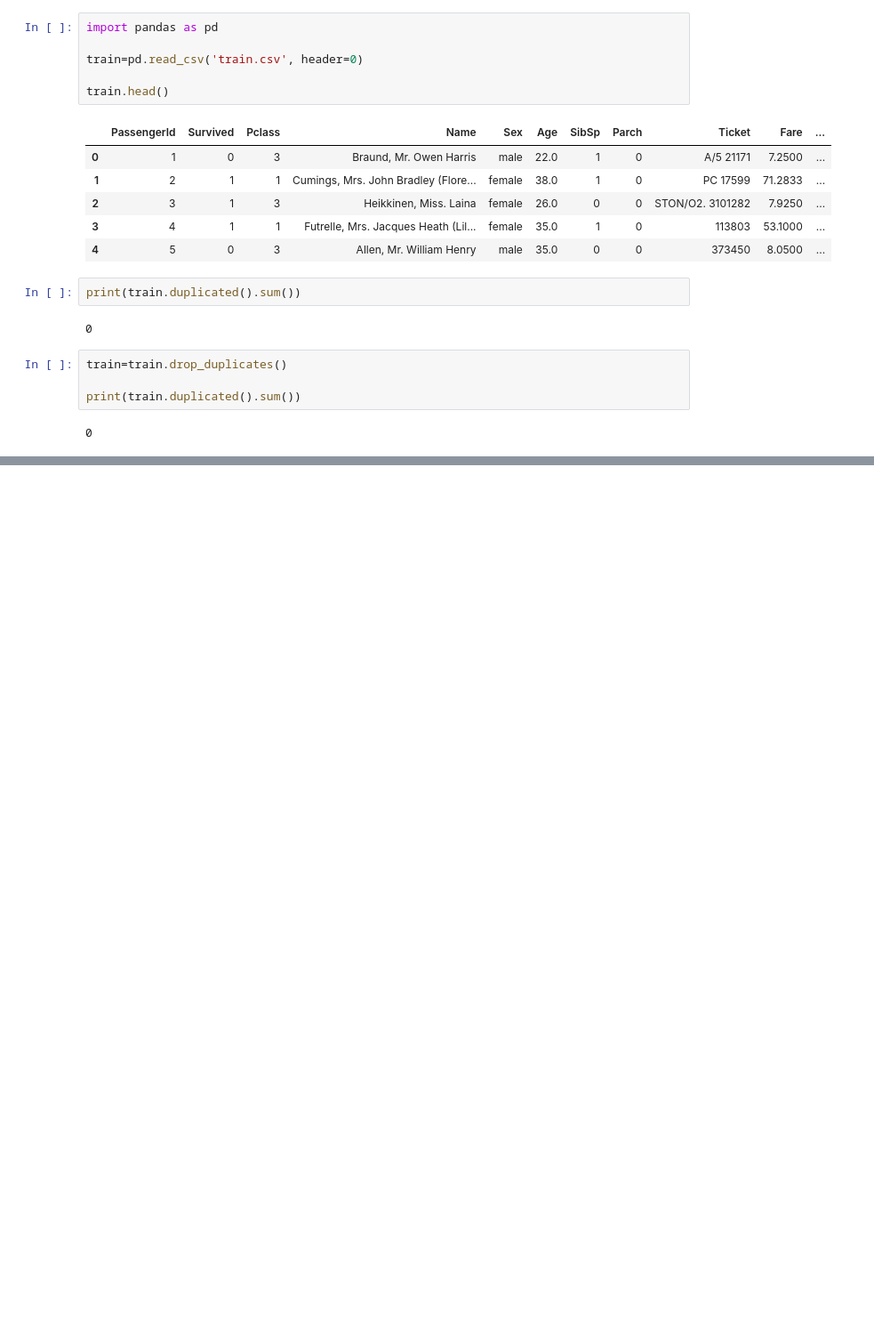
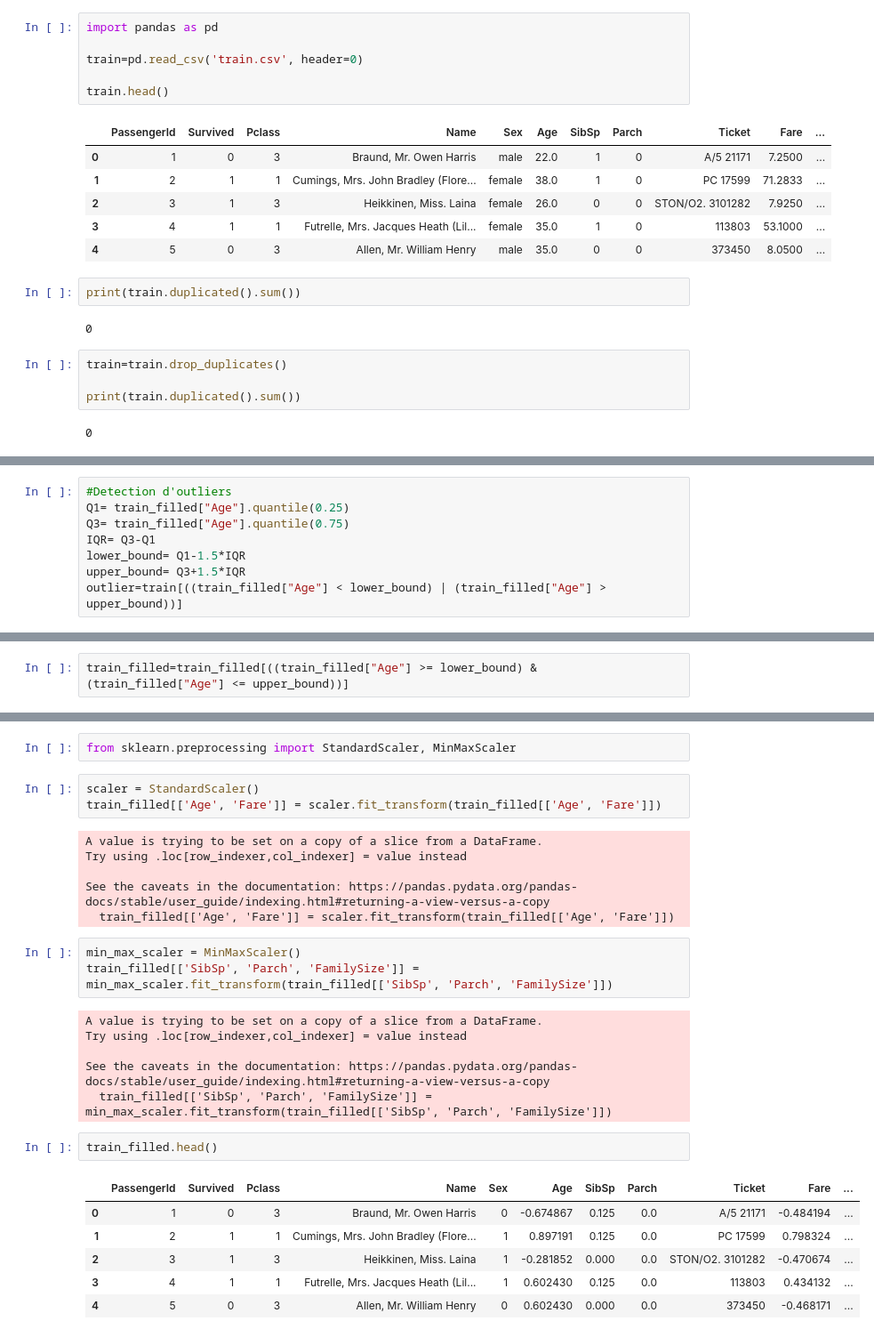
Before and after one commit to VictorBld/Bootcamp_GenAI, a Jupyter notebook: W2/D3/W2D3.ipynb, the cells around one changed output, grey strips where cells are left out. Shown at 89% size. Drawn from its saved outputs; the diff is of its cells as text; blank space fills up the shorter version.

```diff
--- a/W2/D3/W2D3.ipynb
+++ b/W2/D3/W2D3.ipynb
@@ -23,0 +289,8 @@ print(train.duplicated().sum())
+# %%
+#Detection d'outliers
+Q1= train_filled["Age"].quantile(0.25)
+Q3= train_filled["Age"].quantile(0.75)
+IQR= Q3-Q1
+lower_bound= Q1-1.5*IQR
+upper_bound= Q3+1.5*IQR
+outlier=train[((train_filled["Age"] < lower_bound) | (train_filled["Age"] > upper_bound))]
@@ -23,0 +301,2 @@ print(train.duplicated().sum())
+# %%
+train_filled=train_filled[((train_filled["Age"] >= lower_bound) & (train_filled["Age"] <= upper_bound))]
@@ -23,0 +352,29 @@ print(train.duplicated().sum())
+# %%
+from sklearn.preprocessing import StandardScaler, MinMaxScaler
+# %%
+scaler = StandardScaler()
+train_filled[['Age', 'Fare']] = scaler.fit_transform(train_filled[['Age', 'Fare']])
+# %% [output]
+A value is trying to be set on a copy of a slice from a DataFrame.
+Try using .loc[row_indexer,col_indexer] = value instead
+
+See the caveats in the documentation: https://pandas.pydata.org/pandas-docs/stable/user_guide/indexing.html#returning-a-view-versus-a-copy
+  train_filled[['Age', 'Fare']] = scaler.fit_transform(train_filled[['Age', 'Fare']])
+# %%
+min_max_scaler = MinMaxScaler()
+train_filled[['SibSp', 'Parch', 'FamilySize']] = min_max_scaler.fit_transform(train_filled[['SibSp', 'Parch', 'FamilySize']])
+# %% [output]
+A value is trying to be set on a copy of a slice from a DataFrame.
+Try using .loc[row_indexer,col_indexer] = value instead
+
+See the caveats in the documentation: https://pandas.pydata.org/pandas-docs/stable/user_guide/indexing.html#returning-a-view-versus-a-copy
+  train_filled[['SibSp', 'Parch', 'FamilySize']] = min_max_scaler.fit_transform(train_filled[['SibSp', 'Parch', 'FamilySize']])
+# %%
+train_filled.head()
+# %% [output]
+|  | PassengerId | Survived | Pclass | Name | Sex | Age | SibSp | Parch | Ticket | Fare | ... |
+| 0 | 1 | 0 | 3 | Braund, Mr. Owen Harris | 0 | -0.674867 | 0.125 | 0.0 | A/5 21171 | -0.484194 | ... |
+| 1 | 2 | 1 | 1 | Cumings, Mrs. John Bradley (Flore... | 1 | 0.897191 | 0.125 | 0.0 | PC 17599 | 0.798324 | ... |
+| 2 | 3 | 1 | 3 | Heikkinen, Miss. Laina | 1 | -0.281852 | 0.000 | 0.0 | STON/O2. 3101282 | -0.470674 | ... |
+| 3 | 4 | 1 | 1 | Futrelle, Mrs. Jacques Heath (Lil... | 1 | 0.602430 | 0.125 | 0.0 | 113803 | 0.434132 | ... |
+| 4 | 5 | 0 | 3 | Allen, Mr. William Henry | 0 | 0.602430 | 0.000 | 0.0 | 373450 | -0.468171 | ... |
```
Also changed, not shown: parts of 22 cells of this notebook, 4 other files.
